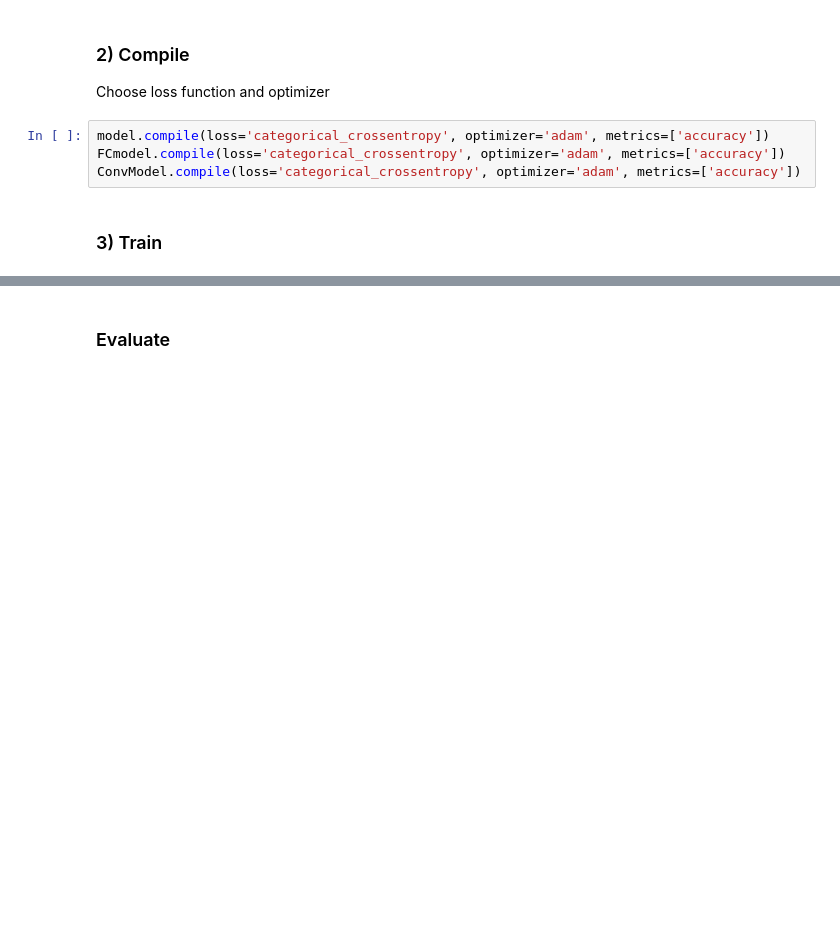
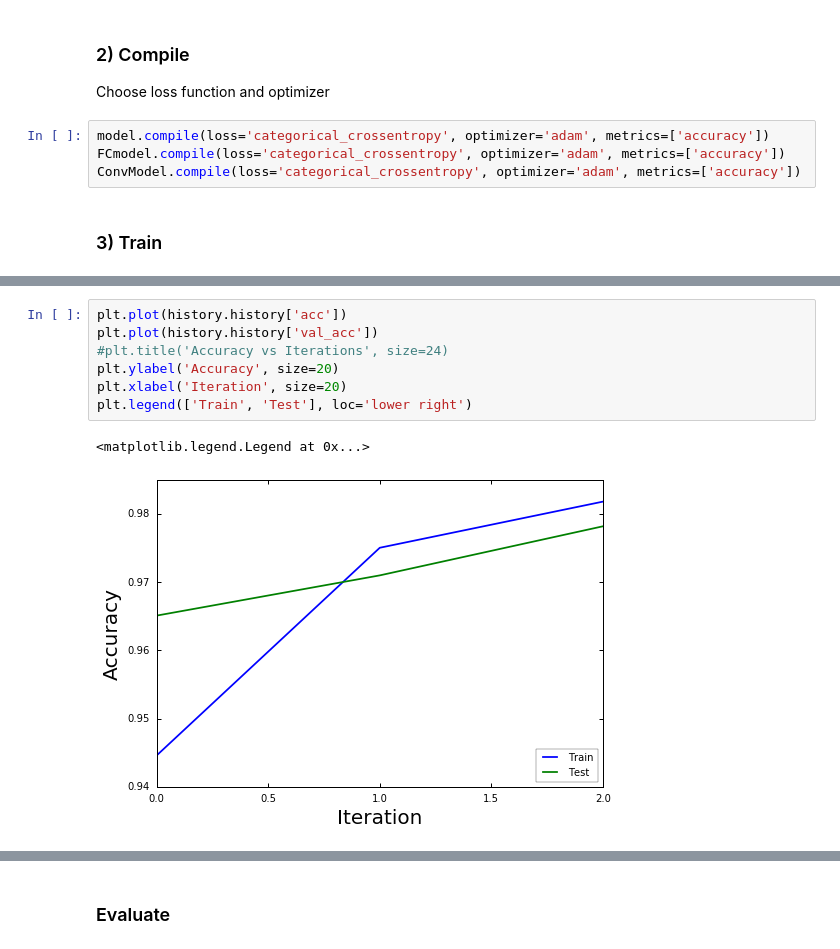
Before and after one commit to AdamRauff/Deep-Learning, a Jupyter notebook: Neural Networks.ipynb, the cells around one changed output, grey strips where cells are left out. Saved outputs shown, nothing was run; the diff lists cells and outputs as text; blank space fills up the shorter version.

```diff
--- a/Neural Networks.ipynb
+++ b/Neural Networks.ipynb
@@ -232,3 +257,13 @@ print(history.history)
+# %%
+plt.plot(history.history['acc'])
+plt.plot(history.history['val_acc'])
+#plt.title('Accuracy vs Iterations', size=24)
+plt.ylabel('Accuracy', size=20)
+plt.xlabel('Iteration', size=20)
+plt.legend(['Train', 'Test'], loc='lower right')
+# %% [output]
+<matplotlib.legend.Legend at 0x...>
+[figure, added]
 # %%
 # Train Conv model
 histroy2 = ConvModel.fit(X_train.reshape(60000,28,28,1), Y_train, epochs=3)
```
Also changed, not shown: parts of 21 cells of this notebook, 6 other files.
